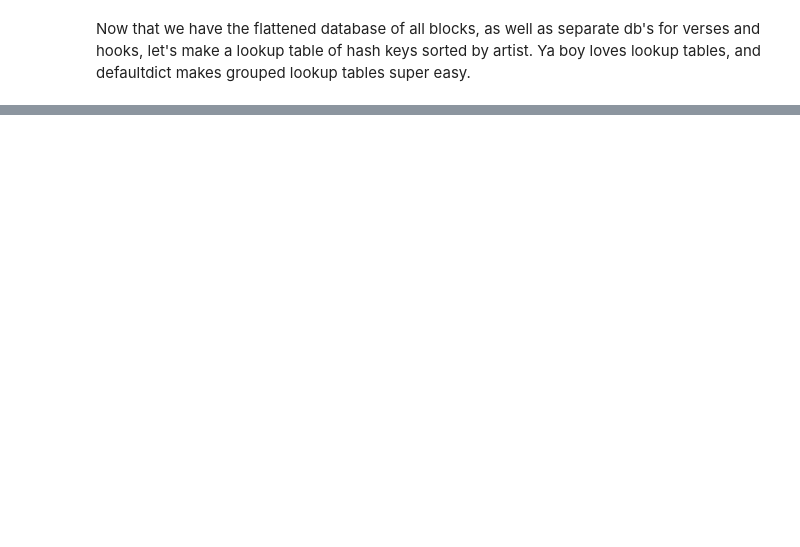
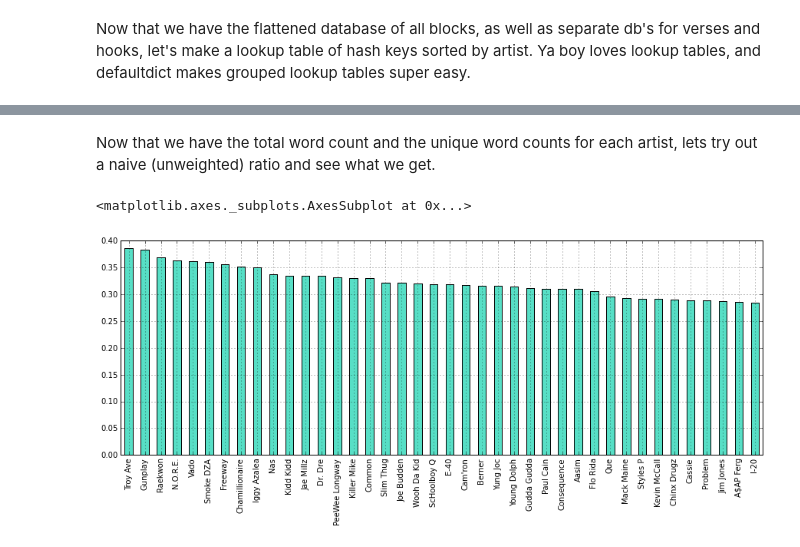
Before and after one commit to baronvonbadguy/genius-scraper, a Jupyter notebook: Exploration.ipynb, the cells around one changed output, grey strips where cells are left out. Cells and saved outputs as stored; diff of their text form; code cells hidden in the pictures; blank space fills up the shorter version.

```diff
--- a/Exploration.ipynb
+++ b/Exploration.ipynb
@@ -159,0 +186,8 @@ df[:40].plot(kind='bar', stacked=True, color=colors)
+# %% [markdown]
+Now that we have the total word count and the unique word counts for each artist, lets try out a naive (unweighted) ratio and see what we get.
+# %%
+df['ratio'] = (df['unique'] / df['total'])
+df.sort(columns='ratio', ascending=False)['ratio'][:40].plot(kind='bar', color="#57DFC6")
+# %% [output]
+<matplotlib.axes._subplots.AxesSubplot at 0x...>
+[figure, added]
```
Also changed, not shown: parts of 39 cells of this notebook.
